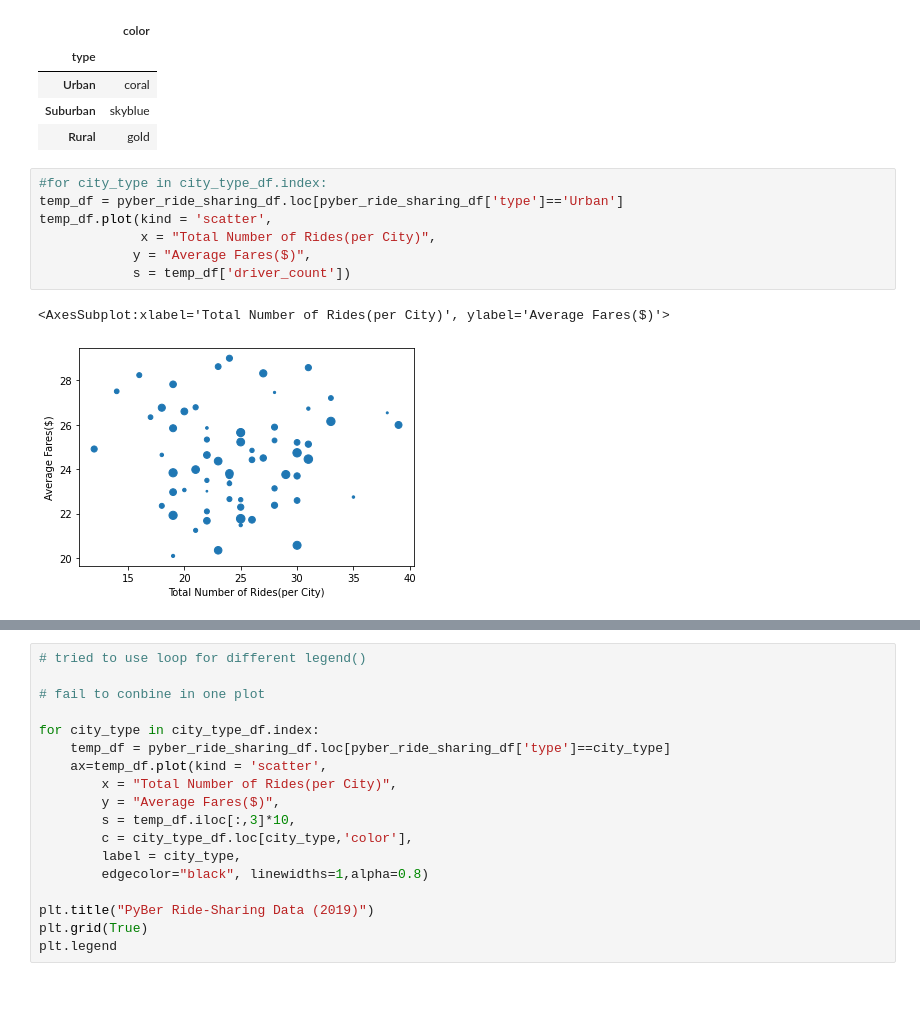
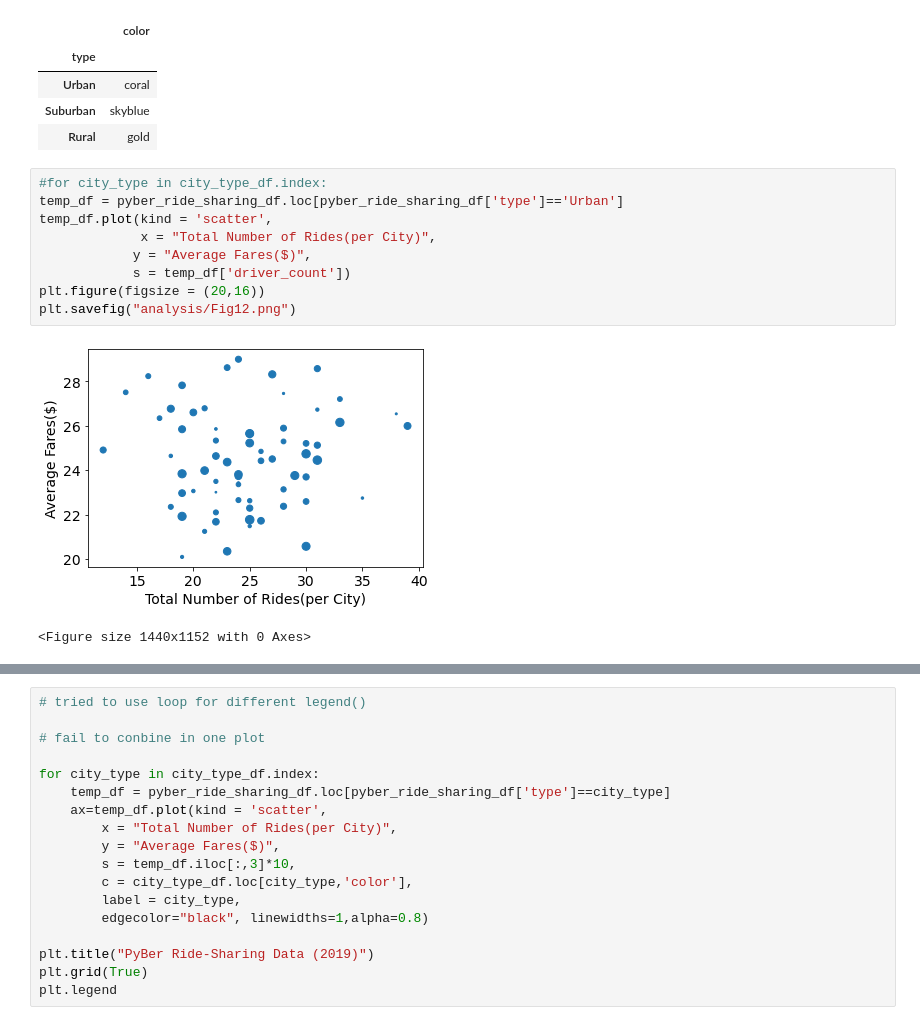
Before and after one commit to hjx2019/PyBer_Analysis, a Jupyter notebook: PyBer.ipynb, the cells around one changed output, grey strips where cells are left out. Drawn from its saved outputs; the diff is of its cells as text; blank space fills up the shorter version.

```diff
--- a/PyBer.ipynb
+++ b/PyBer.ipynb
@@ -103,10 +103,12 @@ city_type_df
 # %%
 #for city_type in city_type_df.index:
 temp_df = pyber_ride_sharing_df.loc[pyber_ride_sharing_df['type']=='Urban']
 temp_df.plot(kind = 'scatter',
              x = "Total Number of Rides(per City)",
             y = "Average Fares($)",
             s = temp_df['driver_count'])
+plt.figure(figsize = (20,16))
+plt.savefig("analysis/Fig12.png")
 # %% [output]
+[figure, new version]
-<AxesSubplot:xlabel='Total Number of Rides(per City)', ylabel='Average Fares($)'>
+<Figure size 1440x1152 with 0 Axes>
-[figure, old version]
```
Also changed, not shown: parts of 2 cells of this notebook, 4 other files.
